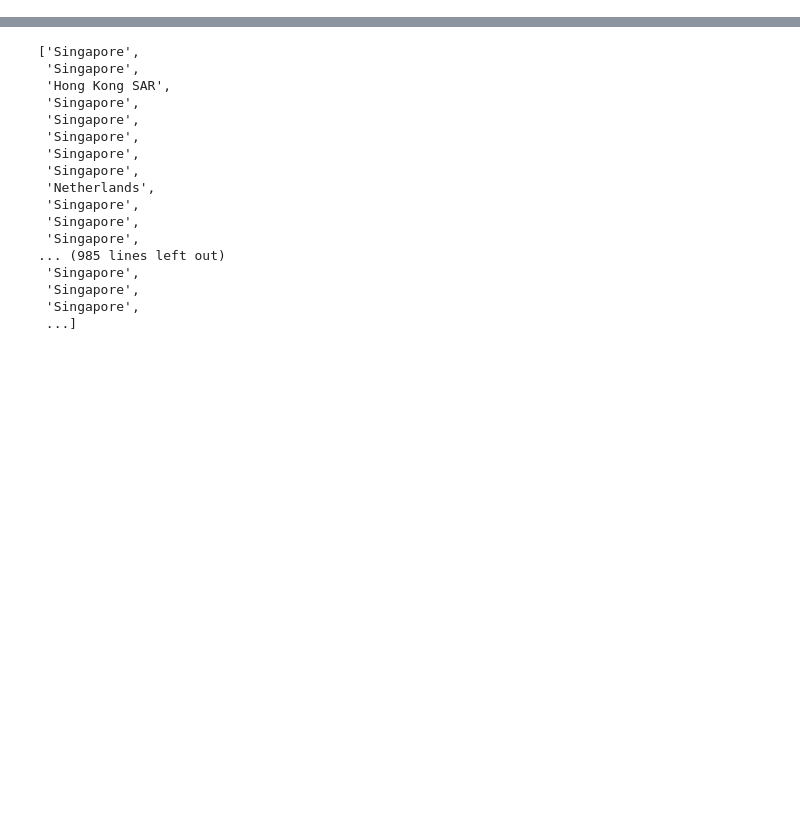
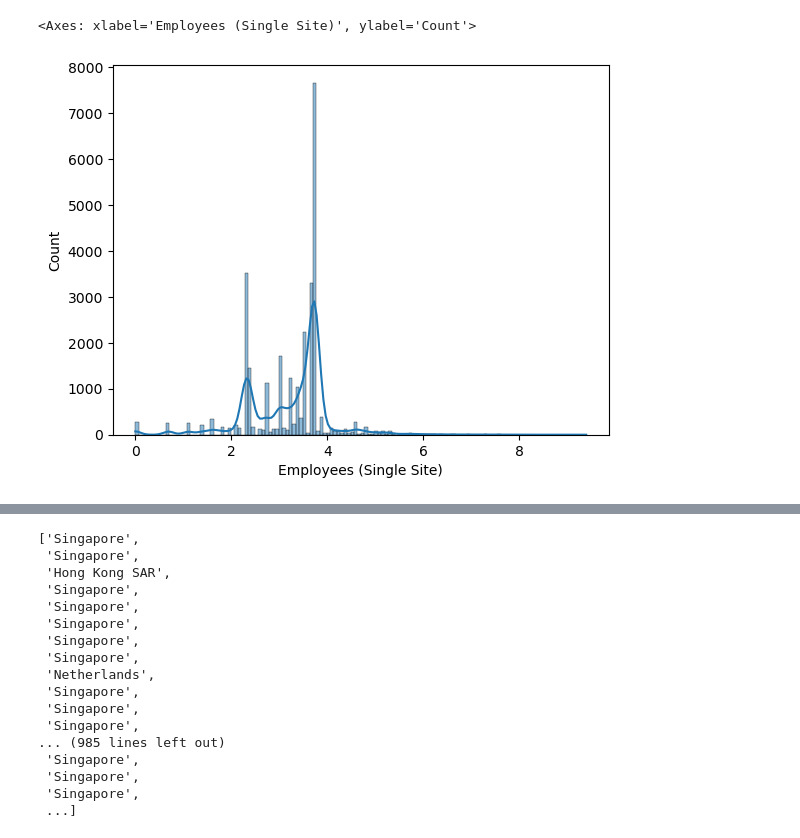
Before and after one commit to nguyenmybinhan/NUS-SDS-Datathon-Champion-TheViets, a Jupyter notebook: An_document.ipynb, the cells around one changed output, grey strips where cells are left out. Cells and saved outputs as stored; diff of their text form; code cells hidden in the pictures; blank space fills up the shorter version.

```diff
--- a/An_document.ipynb
+++ b/An_document.ipynb
@@ -22,0 +63,5 @@ df
+# %%
+sns.histplot(np.log(df['Sales)']), kde=True)
+# %% [output]
+<Axes: xlabel='Employees (Single Site)', ylabel='Count'>
+[figure, added]
```
Also changed, not shown: parts of 19 cells of this notebook, 2 other files.
